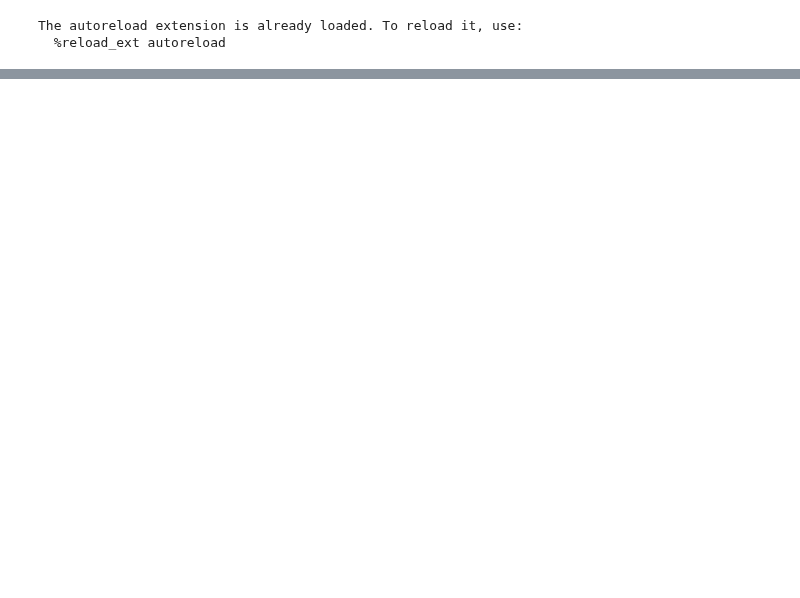
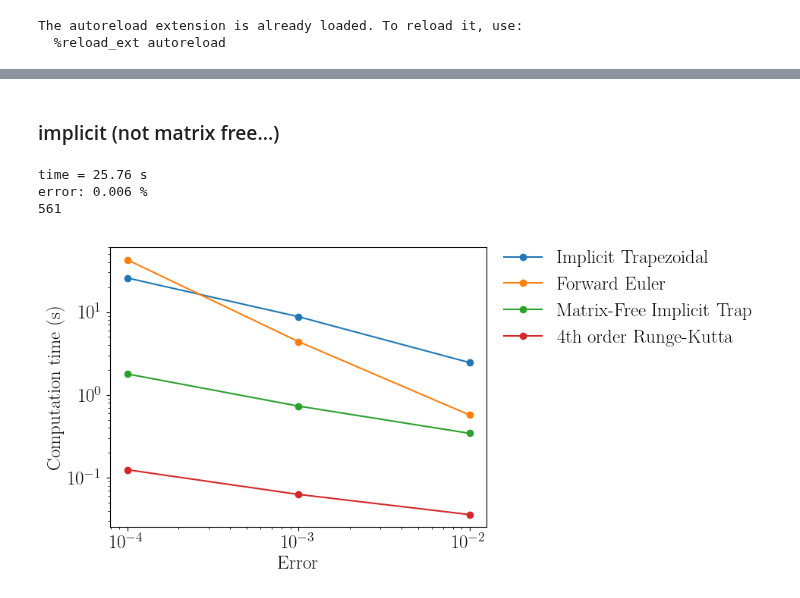
Before and after one commit to lucasattia/crystalPBM, a Jupyter notebook: functions/error_time_compare_part1.ipynb, the cells around one changed output, grey strips where cells are left out. Cells and saved outputs as stored; diff of their text form; code cells hidden in the pictures; blank space fills up the shorter version.

```diff
--- a/functions/error_time_compare_part1.ipynb
+++ b/functions/error_time_compare_part1.ipynb
@@ -95,0 +385,60 @@ array([3.80281715e-03, 9.99998000e-01, 1.62422087e+06, 1.61987689e+06,
+# %% [markdown]
+### implicit (not matrix free...)
+# %%
+alpha = [1e8, 4.1e-5, 20]  # 561
+
+f= lambda x: evalf(x,p)
+
+niter = 2
+start = time.time()
+for _ in range(niter):
+    x_t, _ = trapezoidal(
+        f,
+        x0,
+        t_start=0,
+        t_end=t_final,
+        alpha=alpha,
+        jf= lambda x: calc_jac(x, p, eps=1e-8),
+        e_f =1e-2,
+        e_delta_x=1e-2,
+        e_x_rel=1e-2,
+        maxiter=100)
+stop = time.time()
+print('time =',  np.round((stop-start)/niter, 3), 's')
+
+x_t = np.array(x_t)
+print('error:', np.round(100*calc_error(x_t),3), '%')
+print(len(x_t))
+# %% [output]
+time = 25.76 s
+error: 0.006 %
+561
+# %%
+RK4_times = [0.036, 0.063, 0.125]
+euler_times = [0.573, 4.401, 42.694]
+matrixfree_trap_times = [0.344, 0.733, 1.79]
+trap_times = [2.456, 8.788, 25.76]
+
+
+errors = np.array([1, 0.1, 0.01])/100
+accuracy = 1-errors
+
+import matplotlib
+matplotlib.rcParams['text.usetex'] = True
+matplotlib.rcParams.update({'font.size': 18})
+matplotlib.rcParams.update({'font.family': 'Times New Roman'})
+matplotlib.rcParams.update({'axes.labelsize': 18})
+
+plt.plot(errors, trap_times, 'o-', label = 'Implicit Trapezoidal')
+plt.plot(errors, euler_times, 'o-', label='Forward Euler')
+plt.plot(errors, matrixfree_trap_times, 'o-', label='Matrix-Free Implicit Trap')
+plt.plot(errors, RK4_times, 'o-', label='4th order Runge-Kutta')
+
+plt.yscale('log')
+plt.xscale('log')
+plt.xlabel('Error')
+plt.ylabel('Computation time (s)')
+plt.legend(frameon=False, bbox_to_anchor=(1,1.05))
+plt.savefig('time_vs_error.jpg', dpi=300, bbox_inches='tight')
+# %% [output]
+[figure, added]
```
Also changed, not shown: parts of 32 cells of this notebook, 1 other file.
